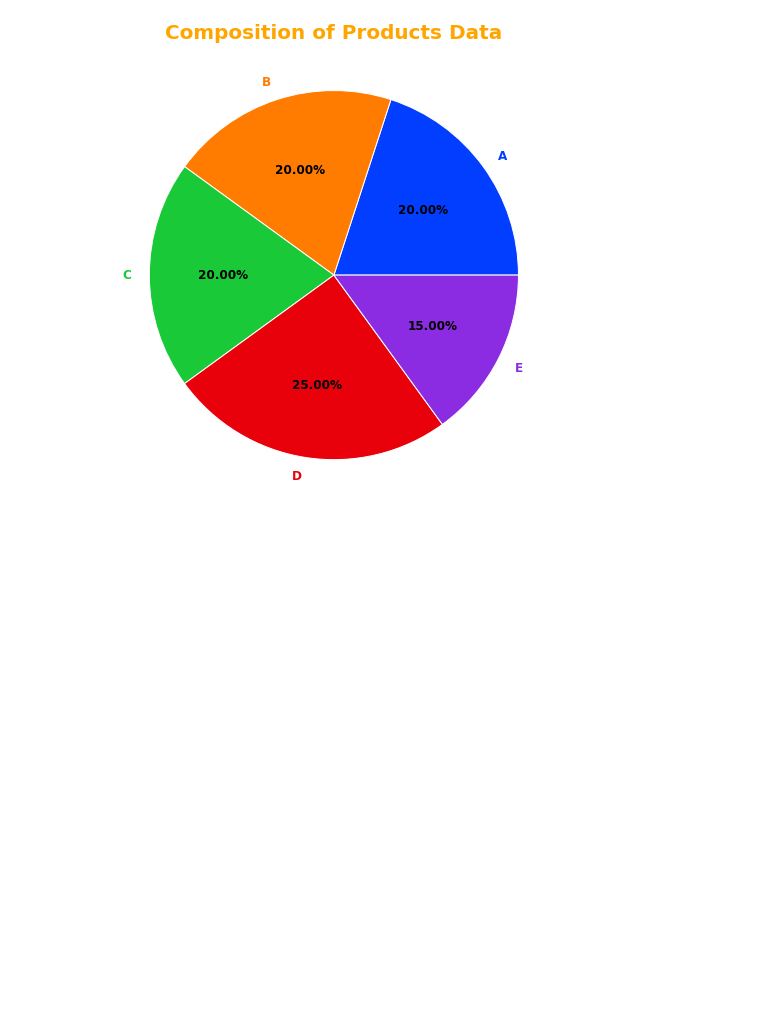
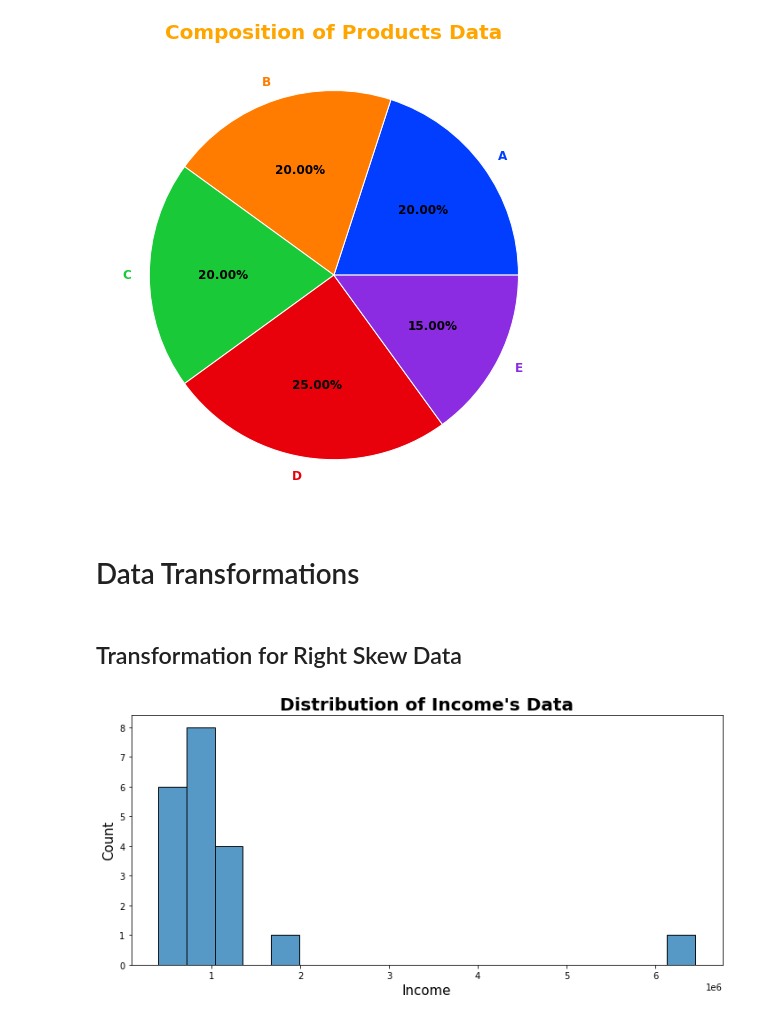
Before and after one commit to UsepSyaikalArifin/DQLab-Academy-Course-Online, a Jupyter notebook: Kelas Fundamental 2/Statistic Using Python for Data Science/Jupyter Notebook/main.ipynb, the cells around one changed output. Cells and saved outputs as stored; diff of their text form; code cells hidden in the pictures; blank space fills up the shorter version.

Commit message:
Statistic Using Python for Data Science

```diff
--- a/Kelas Fundamental 2/Statistic Using Python for Data Science/Jupyter Notebook/main.ipynb
+++ b/Kelas Fundamental 2/Statistic Using Python for Data Science/Jupyter Notebook/main.ipynb
@@ -572,3 +573,17 @@ plt.tight_layout()
 plt.show()
 # %% [output]
 [figure]
+# %% [markdown]
+# Data Transformations
+# %% [markdown]
+## Transformation for Right Skew Data
+# %%
+fig, axs = plt.subplots(figsize=(10,5))
+sns.histplot(data=raw_data, x="Pendapatan", ax=axs)
+axs.set_title("Distribution of Income's Data", fontsize=20, fontweight="bold")
+axs.set_xlabel("Income", fontsize=15)
+axs.set_ylabel("Count", fontsize=15)
+plt.tight_layout()
+plt.show()
+# %% [output]
+[figure, added]
```
Also changed, not shown: parts of 26 cells of this notebook.
